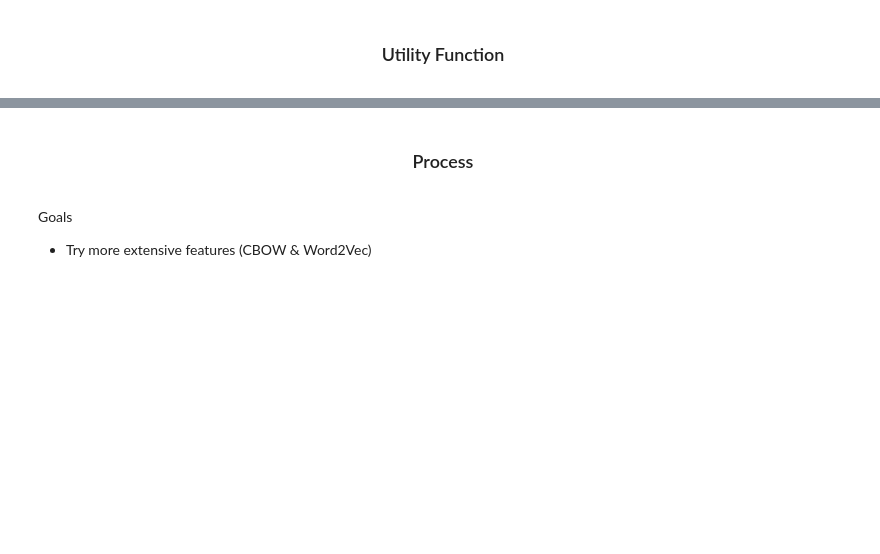
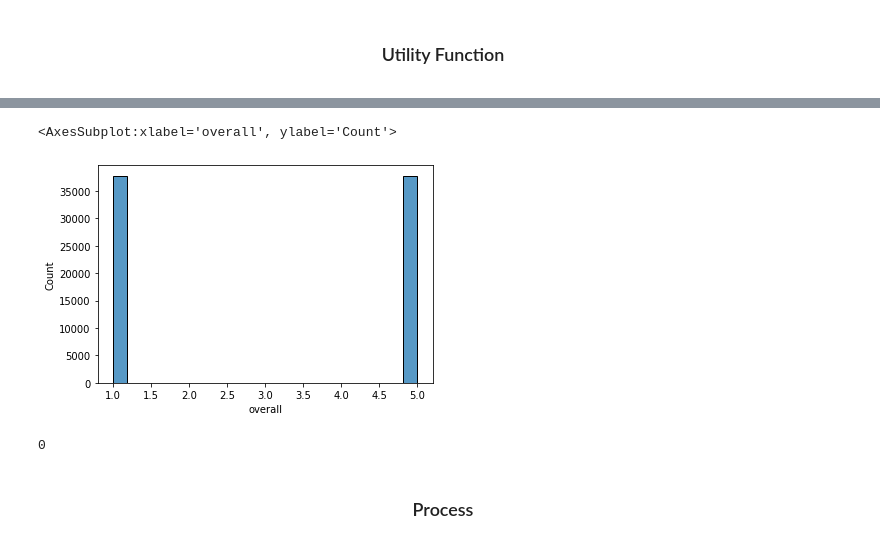
Before and after one commit to harizjet/SubjectSentimentModelling, a Jupyter notebook: exploring/exploring5.ipynb, the cells around one changed output, grey strips where cells are left out. Drawn from its saved outputs; the diff is of its cells as text; code cells hidden in the pictures; blank space fills up the shorter version.

```diff
--- a/exploring/exploring5.ipynb
+++ b/exploring/exploring5.ipynb
@@ -283,7 +390,18 @@ def gradient(x: list, y: list) -> float:
+# %%
+# upsampling minority group for validation training
+if statistics.variance(dfdataValidTrain.groupby(by=['overall'])['overall'].count().values) >= 10 * 1000:
+    dfdataValidTrain = balancing_upsampling(dfdataValidTrain)
+# %%
+# sample resulf of sampling
+sns.histplot(dfdataValidTrain['overall'])
+# %% [output]
+<AxesSubplot:xlabel='overall', ylabel='Count'>
+[figure, added]
+# %%
+statistics.variance(dfdataValidTrain.groupby(by=['overall'])['overall'].count().values)
+# %% [output]
+0
 # %% [markdown]
 <center>
     <h3>Process</h3>
 </center>
-# %% [markdown]
-Goals
-- Try more extensive features (CBOW & Word2Vec)
```
Also changed, not shown: parts of 21 cells of this notebook, 1 other file.
